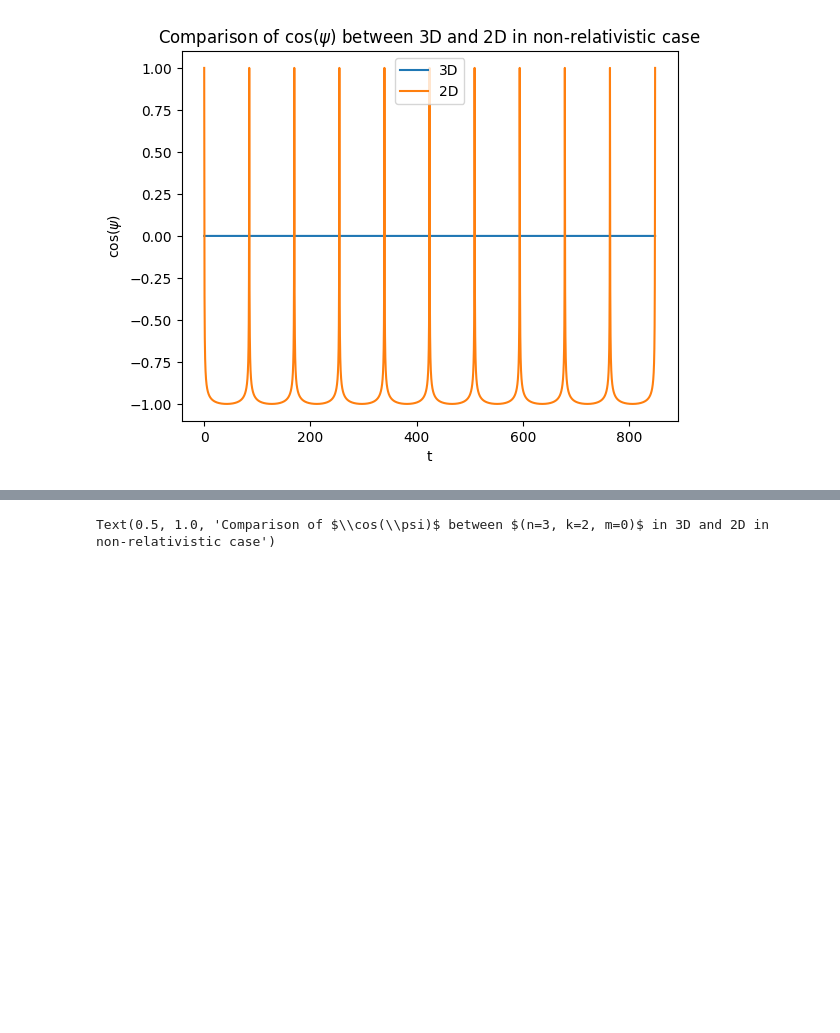
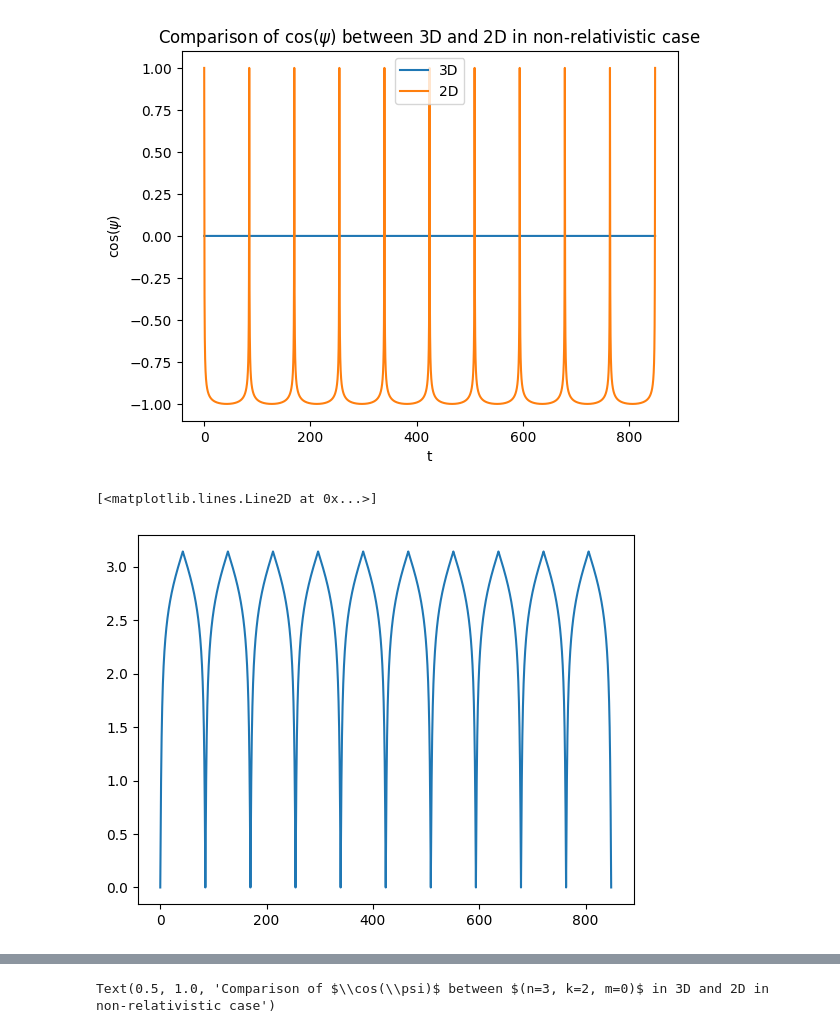
Before and after one commit to musa-salman/BohrAtomSim, a Jupyter notebook: debug/debug_issue_9_0.ipynb, the cells around one changed output, grey strips where cells are left out. Cells and saved outputs as stored; diff of their text form; code cells hidden in the pictures; blank space fills up the shorter version.

```diff
--- a/debug/debug_issue_9_0.ipynb
+++ b/debug/debug_issue_9_0.ipynb
@@ -370,0 +389,5 @@ s2d_3_2_0 = pd.read_csv('d33/2d_3_2_0.csv')
+# %%
+plt.plot(s3d_3_2_0['t'], s3d_3_2_0['theta'])
+# %% [output]
+[<matplotlib.lines.Line2D at 0x...>]
+[figure, added]
```
Also changed, not shown: parts of 62 cells of this notebook, 15 other files.
